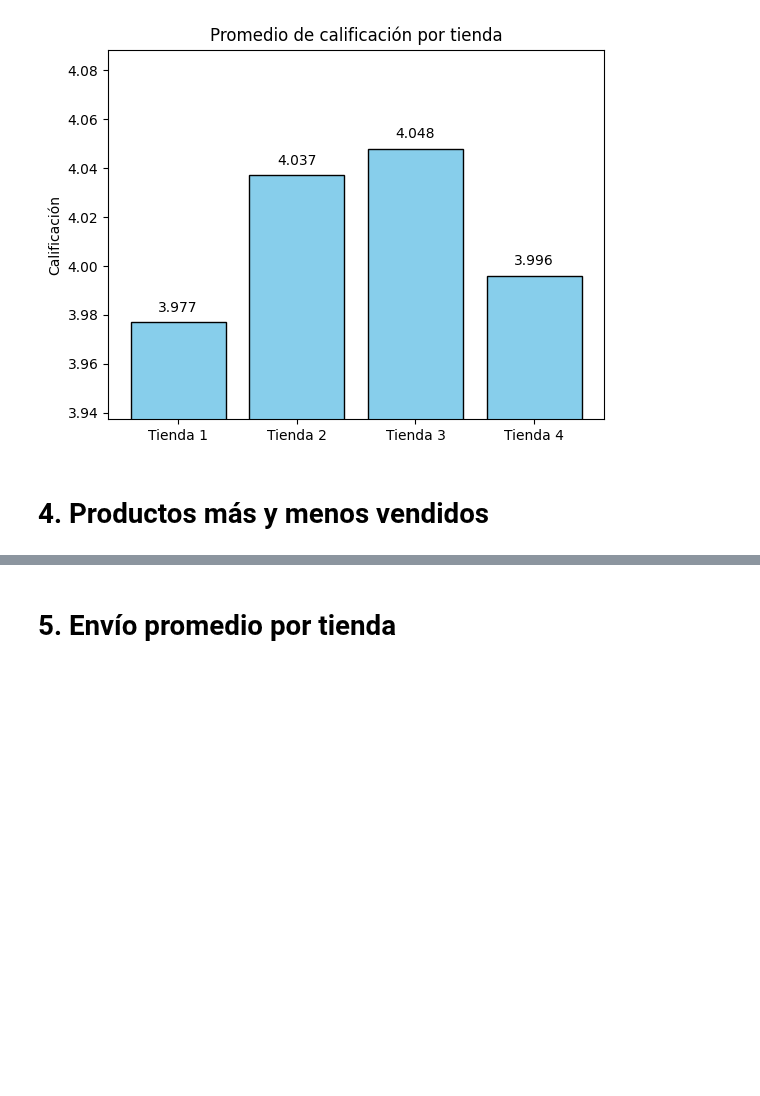
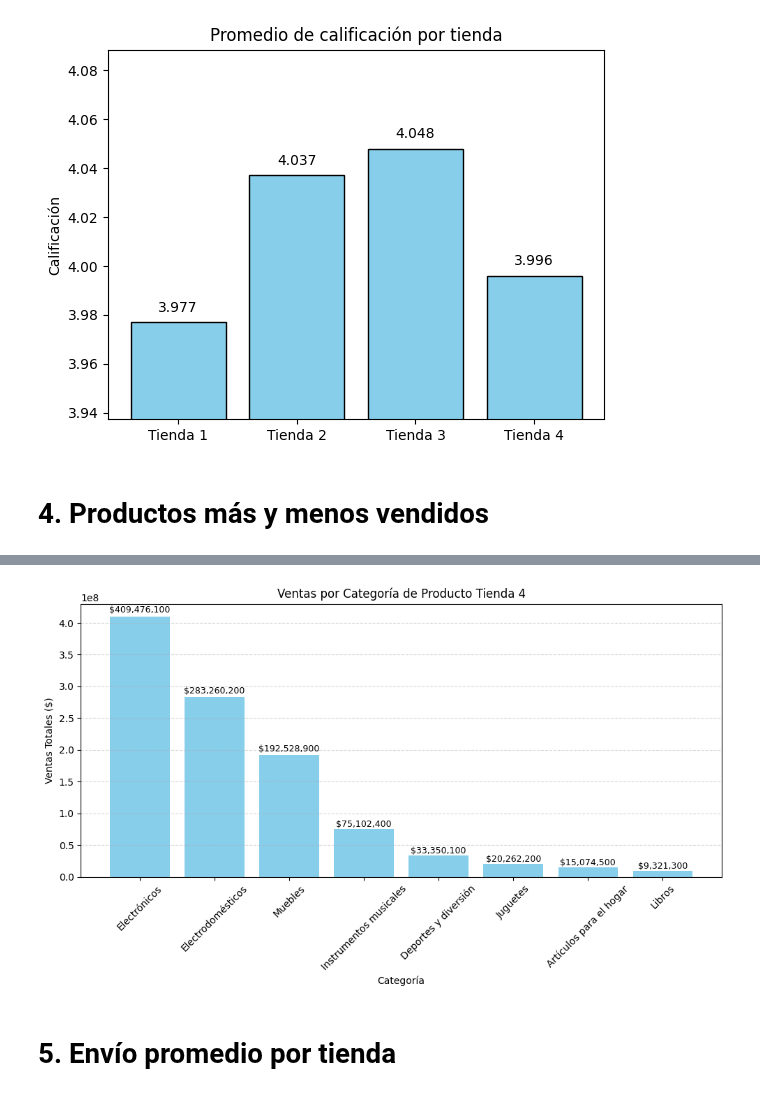
Before and after one commit to RigoClopez1990/Python, a Jupyter notebook: AluraStoreLatam.ipynb, the cells around one changed output, grey strips where cells are left out. Saved outputs shown, nothing was run; the diff lists cells and outputs as text; code cells hidden in the pictures; blank space fills up the shorter version.

```diff
--- a/AluraStoreLatam.ipynb
+++ b/AluraStoreLatam.ipynb
@@ -347,2 +456,27 @@ La Tienda 1 tiene el promedio mas bajo con 3.977
+# %%
+#Tienda 4
+ventas_por_categoria4 = tienda4.groupby("Categoría del Producto")["Precio"].sum()
+ventas_por_categoria4 = ventas_por_categoria4.sort_values(ascending=False)
+
+# Crear gráfico
+fig, ax = plt.subplots(figsize=(10, 6))
+bars = ax.bar(ventas_por_categoria4.index, ventas_por_categoria4.values, color='skyblue')
+
+# Títulos y estilo
+ax.set_title("Ventas por Categoría de Producto Tienda 4")
+ax.set_xlabel("Categoría")
+ax.set_ylabel("Ventas Totales ($)")
+plt.xticks(rotation=45)
+plt.grid(axis='y', linestyle='--', alpha=0.5)
+
+# Agregar los valores encima de cada barra
+for bar in bars:
+    yval = bar.get_height()
+    ax.text(bar.get_x() + bar.get_width()/2, yval + yval*0.01, f"${yval:,.0f}", ha='center', va='bottom', fontsize=9)
+
+plt.tight_layout()
+plt.show()
+# %% [output]
+[figure, added]
 # %% [markdown]
 # 5. Envío promedio por tienda
```
Also changed, not shown: parts of 9 cells of this notebook.
